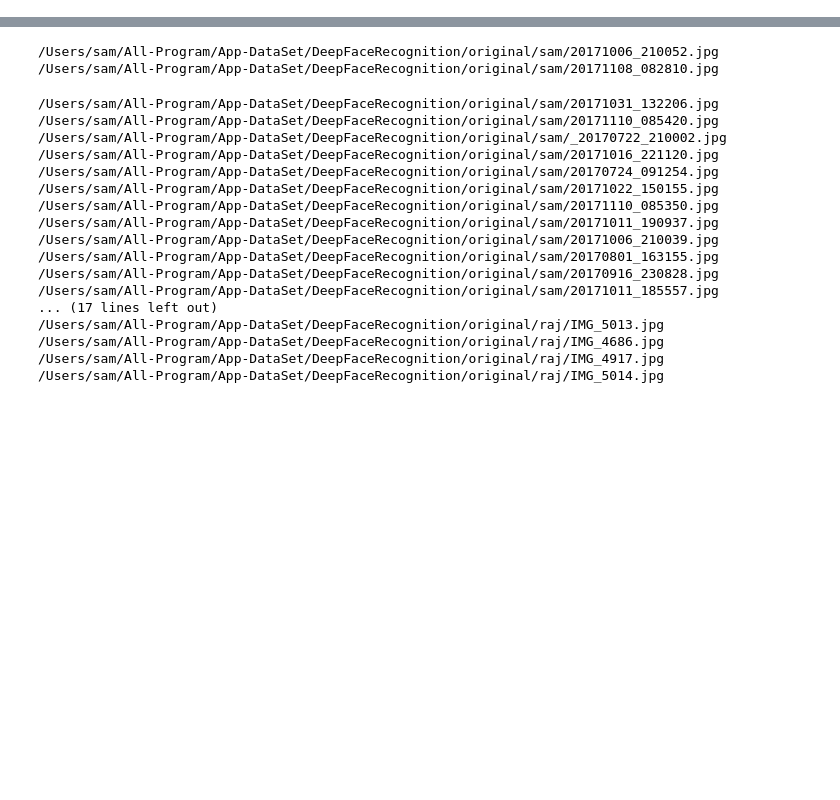
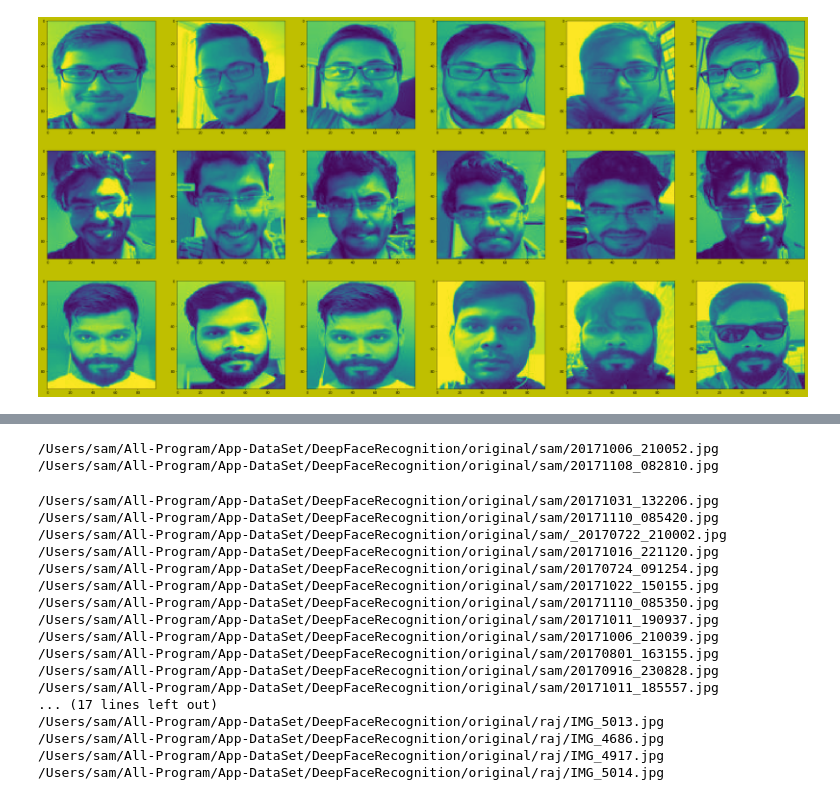
Before and after one commit to Sardhendu/DeepFaceRecognition, a Jupyter notebook: Vizualize.ipynb, the cells around one changed output, grey strips where cells are left out. Cells and saved outputs as stored; diff of their text form; code cells hidden in the pictures; blank space fills up the shorter version.

```diff
--- a/Vizualize.ipynb
+++ b/Vizualize.ipynb
@@ -2,0 +5,6 @@
+# %%
+import numpy as np
+import tensorflow as tf
+from DataPrep.data_prep import DataIO
+
+sess = tf.Session()
@@ -2,0 +31,8 @@
+# %%
+images = tf.image.rgb_to_grayscale(batchX[4,:], name='grayscale')
+images = sess.run(images)#images.get_shape().as_list())
+images = images.reshape(18,96,96)
+# batchX[7,:].astype(np.uint8)
+vizualize(images, rows=3, columns=6, figsize=(40, 20))
+# %% [output]
+[figure, added]
```
Also changed, not shown: parts of 7 cells of this notebook, 5 other files.
